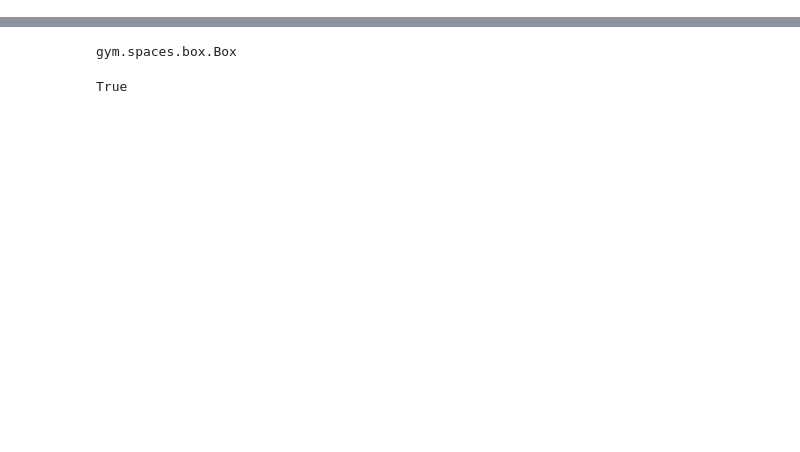
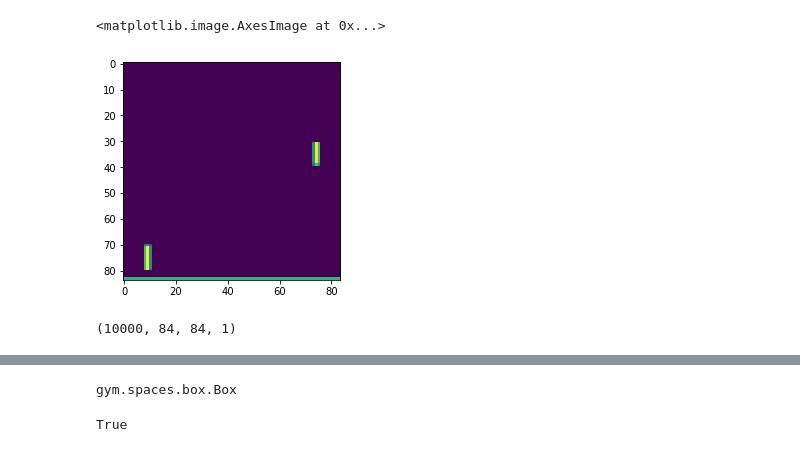
Before and after one commit to crgagne/cs294_IRL_Project, a Jupyter notebook: notebooks/DQN.ipynb, the cells around one changed output, grey strips where cells are left out. Cells and saved outputs as stored; diff of their text form; code cells hidden in the pictures; blank space fills up the shorter version.

```diff
--- a/notebooks/DQN.ipynb
+++ b/notebooks/DQN.ipynb
@@ -8,0 +100,2 @@ import gym
+# %%
+replay_buffer = ReplayBuffer(10000, 4)
@@ -8,0 +104,11 @@ import gym
+# %%
+last_obs = env.reset()
+for t in range(10000):
+    idx = replay_buffer.store_frame(last_obs)
+    recent_history= replay_buffer.encode_recent_observation()
+    action = env.action_space.sample()
+    obs, reward, done, info = env.step(action)
+    replay_buffer.store_effect(idx,action,reward,done)
+    if done:
+        obs = env.reset()
+    last_obs = obs.copy()
@@ -8,0 +118,9 @@ import gym
+# %%
+plt.imshow(last_obs[:,:,0])
+# %% [output]
+<matplotlib.image.AxesImage at 0x...>
+[figure, added]
+# %%
+replay_buffer.obs.shape
+# %% [output]
+(10000, 84, 84, 1)
```
Also changed, not shown: parts of 72 cells of this notebook, 40 other files.
